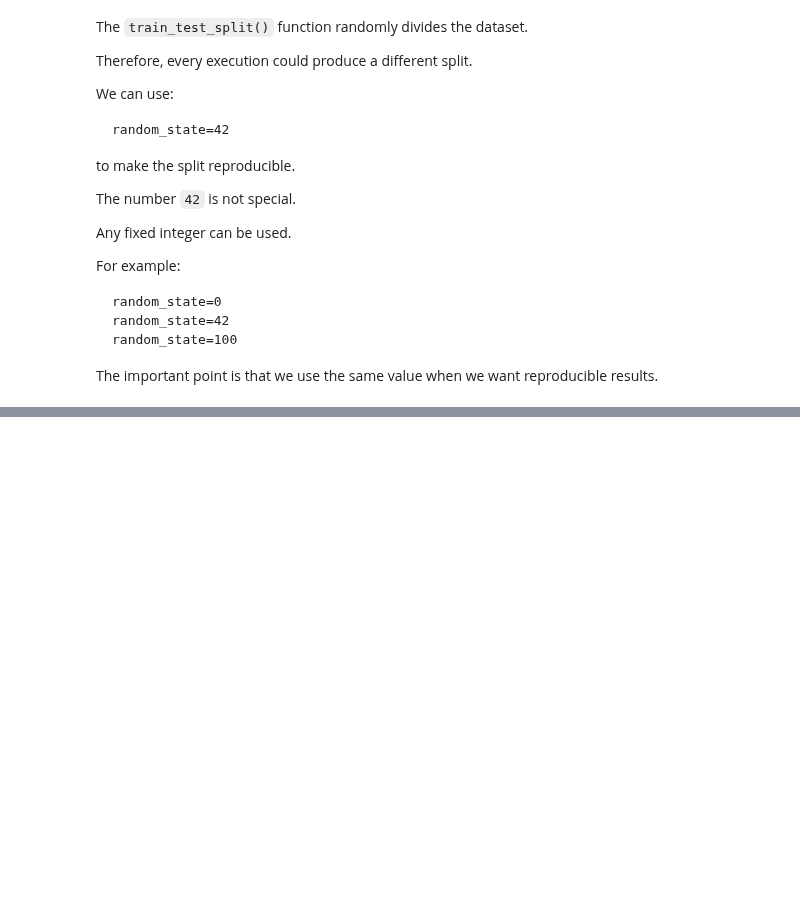
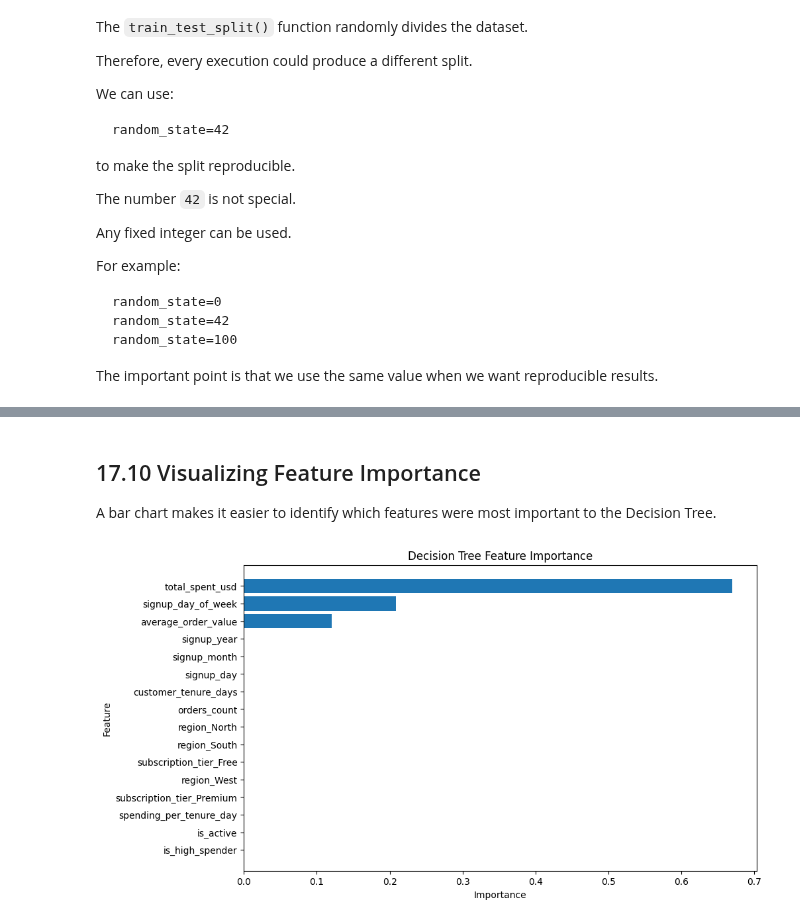
Before and after one commit to soumyadeep-pati/Python_Learning, a Jupyter notebook: ML/00_ML_Fundamentals/04_ML_Workflow.ipynb, the cells around one changed output, grey strips where cells are left out. Drawn from its saved outputs; the diff is of its cells as text; code cells hidden in the pictures; blank space fills up the shorter version.

```diff
--- a/ML/00_ML_Fundamentals/04_ML_Workflow.ipynb
+++ b/ML/00_ML_Fundamentals/04_ML_Workflow.ipynb
@@ -2928,0 +3929,7 @@ we want reproducible results.
+# %%
+# Train the Decision Tree model
+
+decision_tree_model.fit(
+    X_train_scaled,
+    y_train
+)
@@ -2928,0 +4027,18 @@ we want reproducible results.
+# %%
+# Get feature importance
+
+feature_importance = pd.DataFrame({
+    "Feature": X_train_scaled.columns,
+    "Importance": decision_tree_model.feature_importances_
+})
+
+# Sort features by importance
+
+feature_importance = feature_importance.sort_values(
+    by="Importance",
+    ascending=False
+)
+
+# Display the feature importance
+
+feature_importance
@@ -2928,0 +4063,24 @@ we want reproducible results.
+# %% [markdown]
+## 17.10 Visualizing Feature Importance
+
+A bar chart makes it easier to identify which features were most
+important to the Decision Tree.
+# %%
+# Plot feature importance
+
+plt.figure(figsize=(10, 6))
+
+plt.barh(
+    feature_importance["Feature"],
+    feature_importance["Importance"]
+)
+
+plt.xlabel("Importance")
+plt.ylabel("Feature")
+plt.title("Decision Tree Feature Importance")
+
+plt.gca().invert_yaxis()
+
+plt.show()
+# %% [output]
+[figure, added]
```
Also changed, not shown: parts of 281 cells of this notebook.
